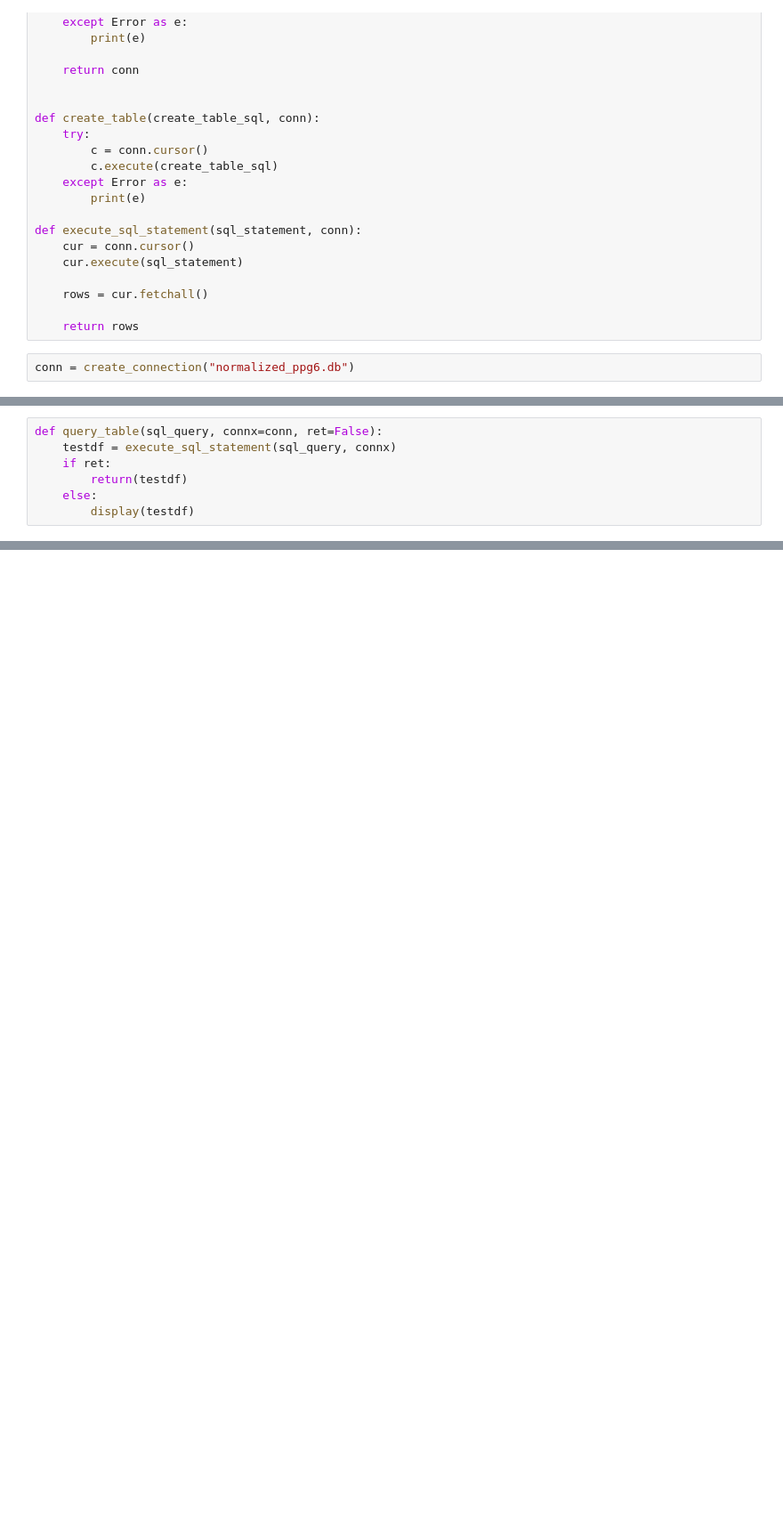
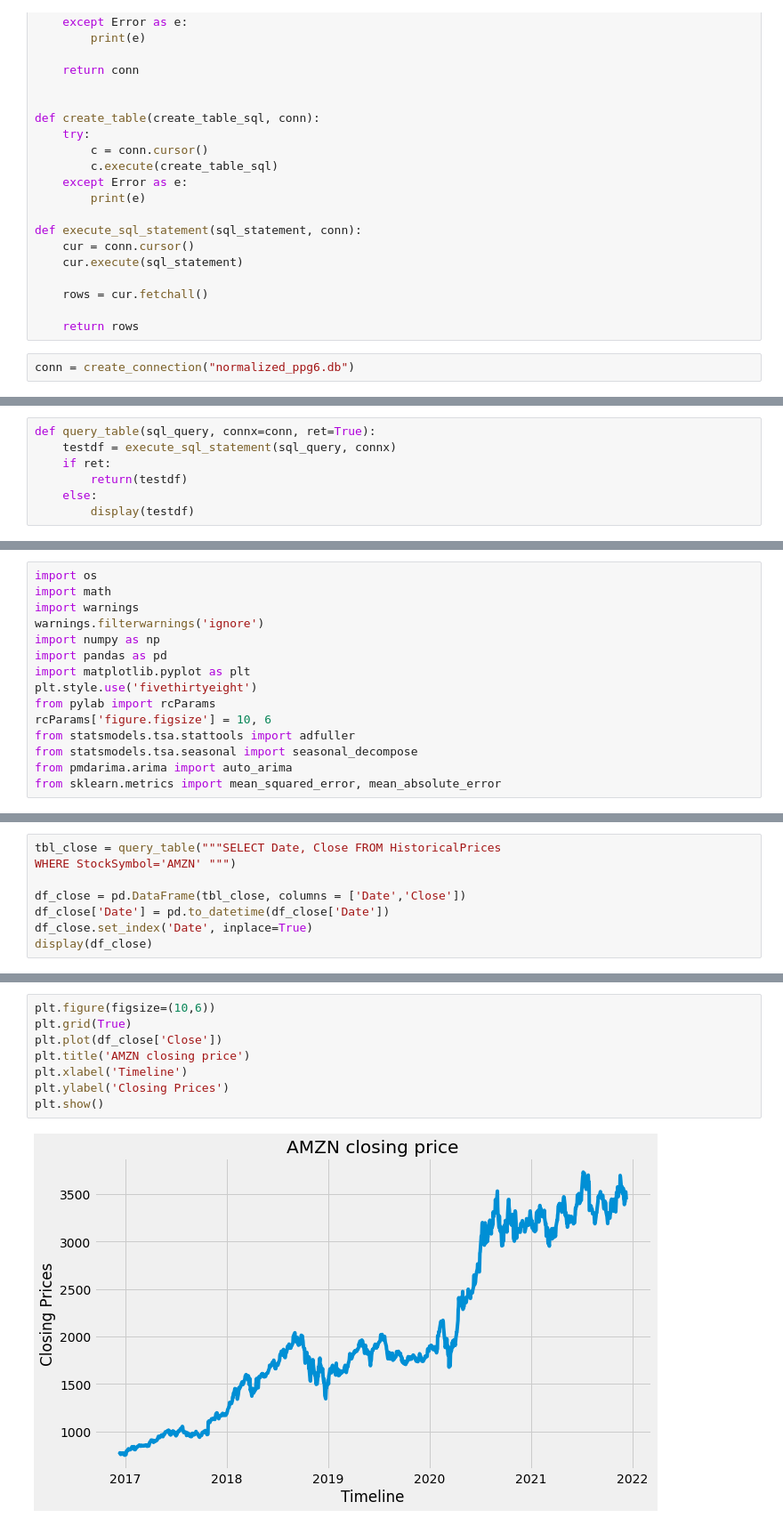
Before and after one commit to HemanthTalla/StockMarketPrediction, a Jupyter notebook: DDA_FinalProject.ipynb, the cells around one changed output, grey strips where cells are left out. Shown at 89% size. Cells and saved outputs as stored; diff of their text form; blank space fills up the shorter version.

Commit message:
Seperated Data Ingestion
Separated the Data Ingestion component and contains latest Time Series Analysis code

```diff
--- a/DDA_FinalProject.ipynb
+++ b/DDA_FinalProject.ipynb
@@ -63,7 +44,7 @@ loadDatabase()
-# %%
-def query_table(sql_query, connx=conn, ret=False):
-    testdf = execute_sql_statement(sql_query, connx)
-    if ret:
-        return(testdf)
-    else:
-        display(testdf)
+# %%
+def query_table(sql_query, connx=conn, ret=True):
+    testdf = execute_sql_statement(sql_query, connx)
+    if ret:
+        return(testdf)
+    else:
+        display(testdf)
@@ -100,0 +83,15 @@ table HistoricalPrices already exists
+# %%
+import os
+import math
+import warnings
+warnings.filterwarnings('ignore')
+import numpy as np
+import pandas as pd
+import matplotlib.pyplot as plt
+plt.style.use('fivethirtyeight')
+from pylab import rcParams
+rcParams['figure.figsize'] = 10, 6
+from statsmodels.tsa.stattools import adfuller
+from statsmodels.tsa.seasonal import seasonal_decompose
+from pmdarima.arima import auto_arima
+from sklearn.metrics import mean_squared_error, mean_absolute_error
@@ -100,0 +100,8 @@ table HistoricalPrices already exists
+# %%
+tbl_close = query_table("""SELECT Date, Close FROM HistoricalPrices
+WHERE StockSymbol='AMZN' """)
+
+df_close = pd.DataFrame(tbl_close, columns = ['Date','Close'])
+df_close['Date'] = pd.to_datetime(df_close['Date'])
+df_close.set_index('Date', inplace=True)
+display(df_close)
@@ -100,0 +123,10 @@ table HistoricalPrices already exists
+# %%
+plt.figure(figsize=(10,6))
+plt.grid(True)
+plt.plot(df_close['Close'])
+plt.title('AMZN closing price')
+plt.xlabel('Timeline')
+plt.ylabel('Closing Prices')
+plt.show()
+# %% [output]
+[figure, added]
```
Also changed, not shown: parts of 45 cells of this notebook, 5 other files.
